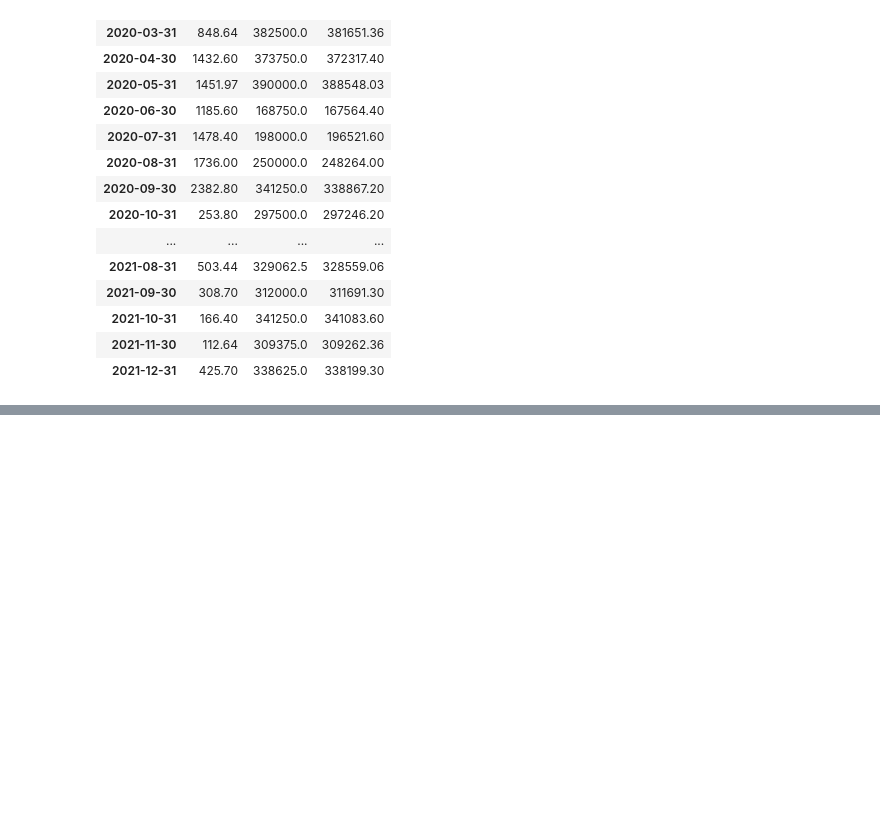
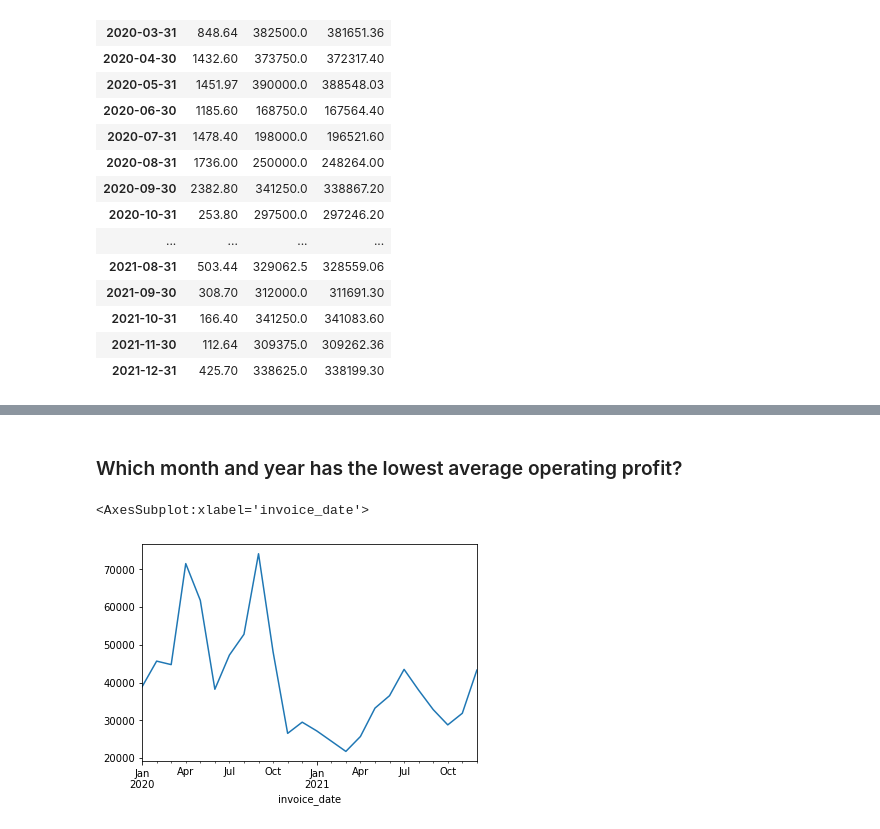
Before and after one commit to allantestaten/adidas_time_series, a Jupyter notebook: explore_time_series.ipynb, the cells around one changed output, grey strips where cells are left out. Drawn from its saved outputs; the diff is of its cells as text; code cells hidden in the pictures; blank space fills up the shorter version.

```diff
--- a/explore_time_series.ipynb
+++ b/explore_time_series.ipynb
@@ -299,0 +324,8 @@ What is next years projection for the max operating profit?
+# %% [markdown]
+### Which month and year  has the lowest average operating profit?
+# %%
+# visualization of month and year average operating profit
+df.resample('M').operating_profit.mean().plot()
+# %% [output]
+<AxesSubplot:xlabel='invoice_date'>
+[figure, added]
```
Also changed, not shown: parts of 33 cells of this notebook.
